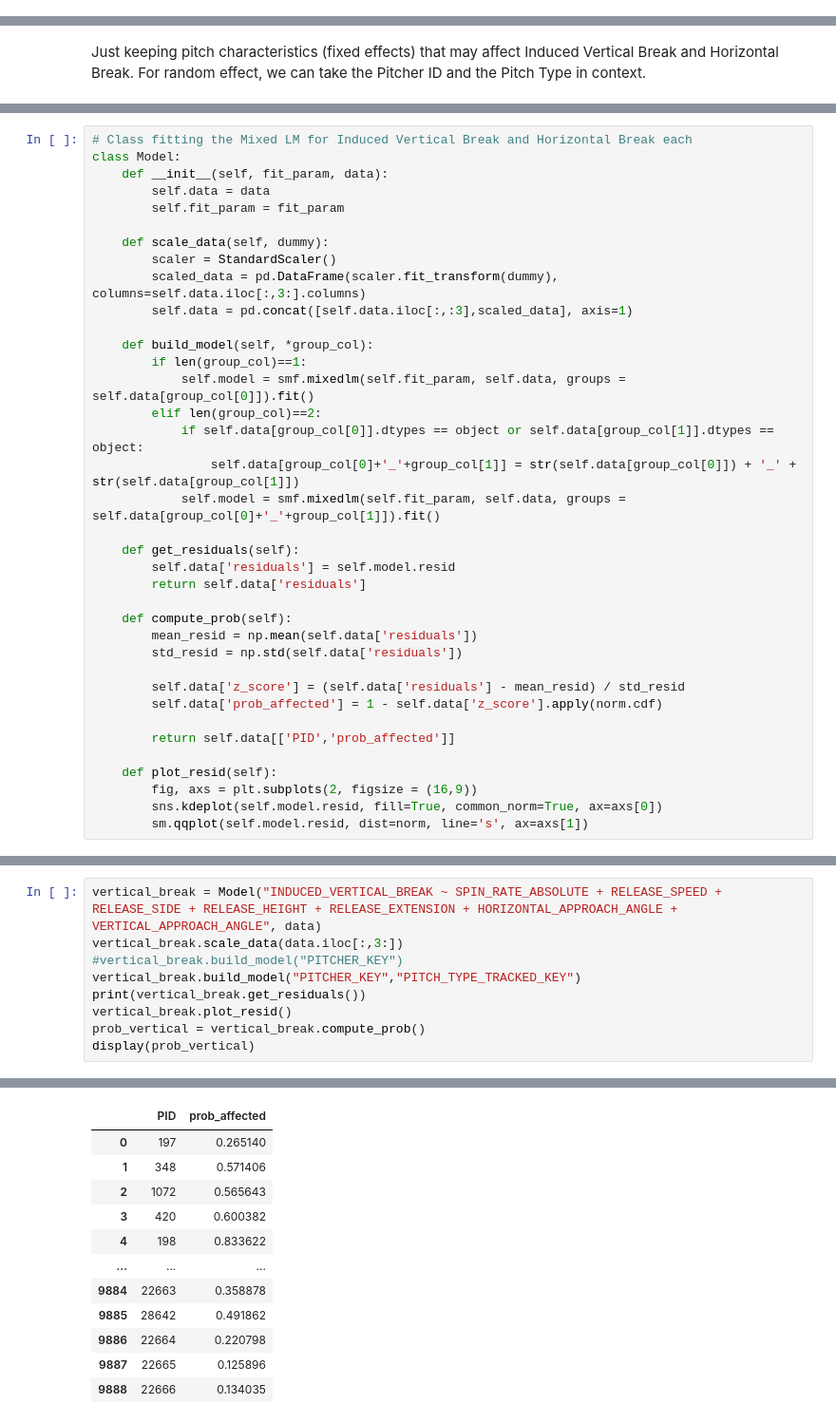
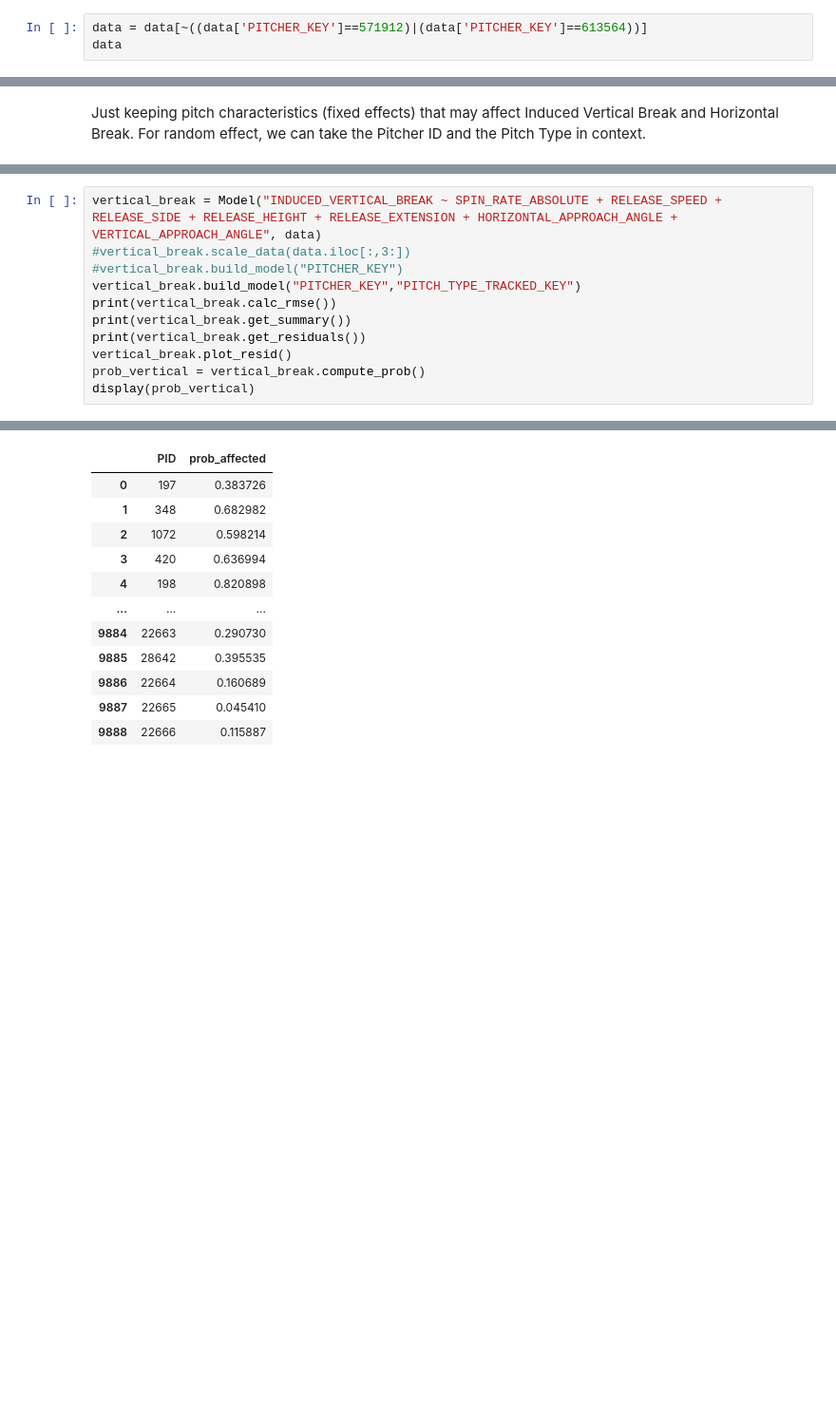
Before and after one commit to sidthakur08/dewpoint-vs-pitch, a Jupyter notebook: exploration.ipynb, the cells around one changed output, grey strips where cells are left out. Shown at 95% size. Saved outputs shown, nothing was run; the diff lists cells and outputs as text; blank space fills up the shorter version.

```diff
--- a/exploration.ipynb
+++ b/exploration.ipynb
@@ -162,0 +204,3 @@ data.describe()
+# %%
+data = data[~((data['PITCHER_KEY']==571912)|(data['PITCHER_KEY']==613564))]
+data
@@ -220,37 +326,0 @@ I will remove the highly correlated because,
-# %%
-# Class fitting the Mixed LM for Induced Vertical Break and Horizontal Break each
-class Model:
-    def __init__(self, fit_param, data):
-        self.data = data
-        self.fit_param = fit_param
-
-    def scale_data(self, dummy):
-        scaler = StandardScaler()
-        scaled_data = pd.DataFrame(scaler.fit_transform(dummy), columns=self.data.iloc[:,3:].columns)
-        self.data = pd.concat([self.data.iloc[:,:3],scaled_data], axis=1)
-
-    def build_model(self, *group_col):
-        if len(group_col)==1:
-            self.model = smf.mixedlm(self.fit_param, self.data, groups = self.data[group_col[0]]).fit()
-        elif len(group_col)==2:
-            if self.data[group_col[0]].dtypes == object or self.data[group_col[1]].dtypes == object:
-                self.data[group_col[0]+'_'+group_col[1]] = str(self.data[group_col[0]]) + '_' + str(self.data[group_col[1]])
-            self.model = smf.mixedlm(self.fit_param, self.data, groups = self.data[group_col[0]+'_'+group_col[1]]).fit()
-
-    def get_residuals(self):
-        self.data['residuals'] = self.model.resid
-        return self.data['residuals']
-
-    def compute_prob(self):
-        mean_resid = np.mean(self.data['residuals'])
-        std_resid = np.std(self.data['residuals'])
-
-        self.data['z_score'] = (self.data['residuals'] - mean_resid) / std_resid
-        self.data['prob_affected'] = 1 - self.data['z_score'].apply(norm.cdf)
-
-        return self.data[['PID','prob_affected']]
-
-    def plot_resid(self):
-        fig, axs = plt.subplots(2, figsize = (16,9))
-        sns.kdeplot(self.model.resid, fill=True, common_norm=True, ax=axs[0])
-        sm.qqplot(self.model.resid, dist=norm, line='s', ax=axs[1])
@@ -257,8 +454,10 @@ class Model:
 # %%
 vertical_break = Model("INDUCED_VERTICAL_BREAK ~ SPIN_RATE_ABSOLUTE + RELEASE_SPEED + RELEASE_SIDE + RELEASE_HEIGHT + RELEASE_EXTENSION + HORIZONTAL_APPROACH_ANGLE + VERTICAL_APPROACH_ANGLE", data)
-vertical_break.scale_data(data.iloc[:,3:])
+#vertical_break.scale_data(data.iloc[:,3:])
 #vertical_break.build_model("PITCHER_KEY")
 vertical_break.build_model("PITCHER_KEY","PITCH_TYPE_TRACKED_KEY")
+print(vertical_break.calc_rmse())
+print(vertical_break.get_summary())
 print(vertical_break.get_residuals())
 vertical_break.plot_resid()
 prob_vertical = vertical_break.compute_prob()
@@ -279,12 +484,12 @@ Name: residuals, Length: 9889, dtype: float64
 |  | PID | prob_affected |
-| 0 | 197 | 0.265140 |
-| 1 | 348 | 0.571406 |
-| 2 | 1072 | 0.565643 |
-| 3 | 420 | 0.600382 |
-| 4 | 198 | 0.833622 |
+| 0 | 197 | 0.383726 |
+| 1 | 348 | 0.682982 |
+| 2 | 1072 | 0.598214 |
+| 3 | 420 | 0.636994 |
+| 4 | 198 | 0.820898 |
 | ... | ... | ... |
-| 9884 | 22663 | 0.358878 |
-| 9885 | 28642 | 0.491862 |
-| 9886 | 22664 | 0.220798 |
-| 9887 | 22665 | 0.125896 |
-| 9888 | 22666 | 0.134035 |
+| 9884 | 22663 | 0.290730 |
+| 9885 | 28642 | 0.395535 |
+| 9886 | 22664 | 0.160689 |
+| 9887 | 22665 | 0.045410 |
+| 9888 | 22666 | 0.115887 |
```
Also changed, not shown: parts of 36 cells of this notebook, 2 other files.
